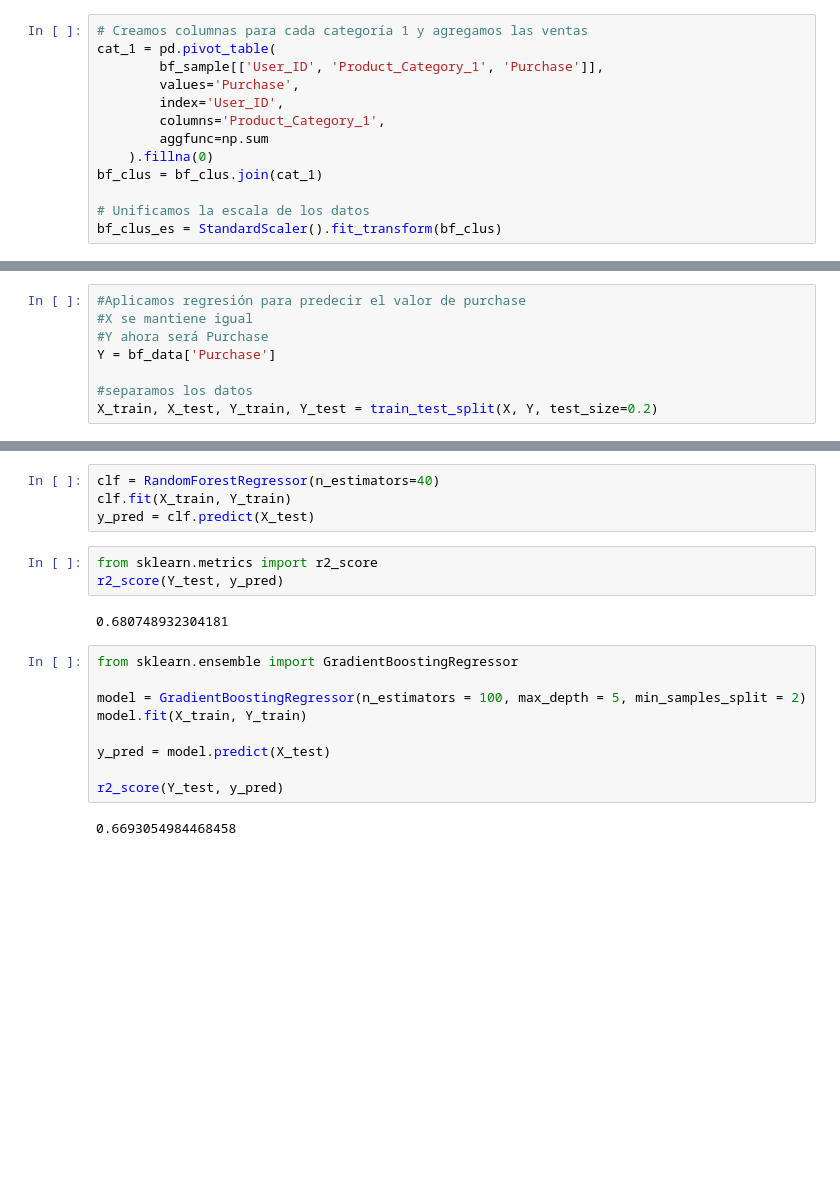
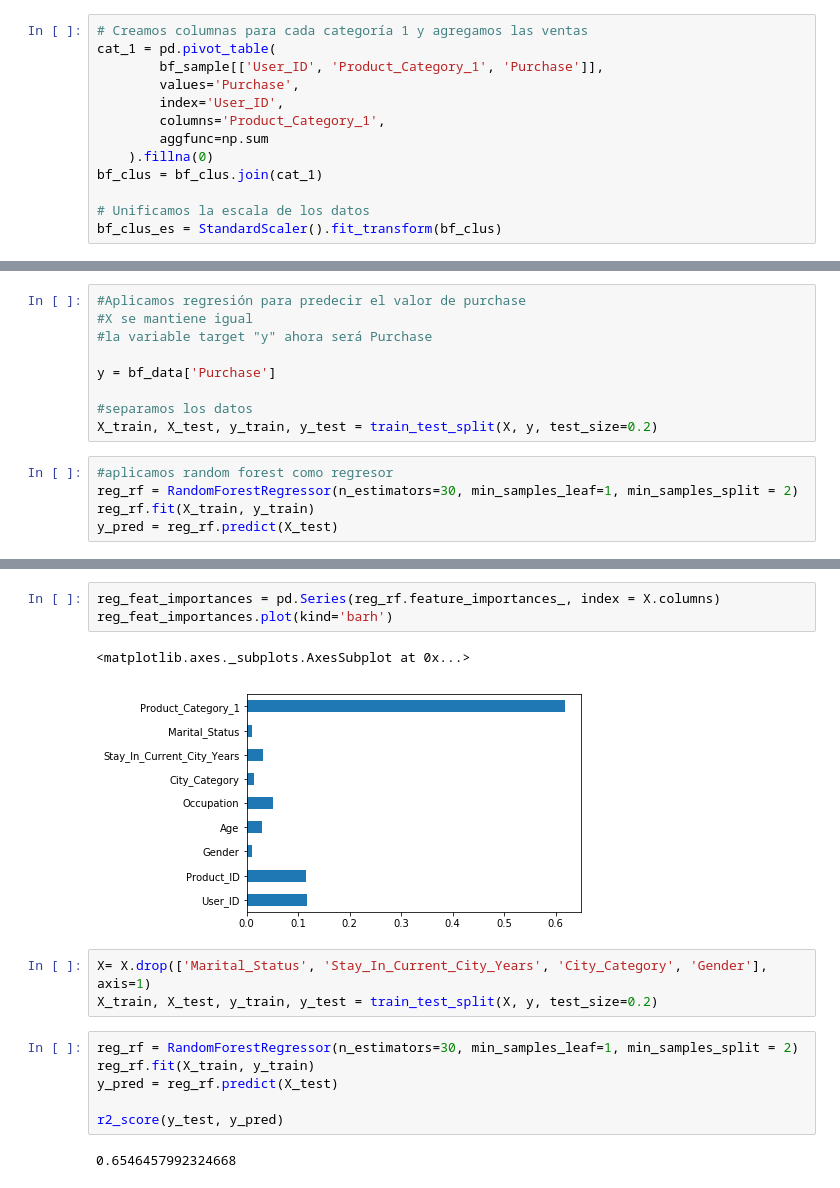
Before and after one commit to aliescont/BlackFriday, a Jupyter notebook: Black_friday_cleaning.ipynb, the cells around one changed output, grey strips where cells are left out. Drawn from its saved outputs; the diff is of its cells as text; blank space fills up the shorter version.

```diff
--- a/Black_friday_cleaning.ipynb
+++ b/Black_friday_cleaning.ipynb
@@ -518,8 +515,14 @@ Silhouette con k =  13 es 0.10760146429838394
 # %%
 #Aplicamos regresión para predecir el valor de purchase
 #X se mantiene igual
-#Y ahora será Purchase
-Y = bf_data['Purchase']
+#la variable target "y" ahora será Purchase
+
+y = bf_data['Purchase']
 
 #separamos los datos
-X_train, X_test, Y_train, Y_test = train_test_split(X, Y, test_size=0.2)
+X_train, X_test, y_train, y_test = train_test_split(X, y, test_size=0.2)
+# %%
+#aplicamos random forest como regresor
+reg_rf = RandomForestRegressor(n_estimators=30, min_samples_leaf=1, min_samples_split = 2)
+reg_rf.fit(X_train, y_train)
+y_pred = reg_rf.predict(X_test)
@@ -526,20 +545,17 @@ X_train, X_test, Y_train, Y_test = train_test_split(X, Y, test_size=0.2)
+# %%
+reg_feat_importances = pd.Series(reg_rf.feature_importances_, index = X.columns)
+reg_feat_importances.plot(kind='barh')
+# %% [output]
+<matplotlib.axes._subplots.AxesSubplot at 0x...>
+[figure, added]
+# %%
+X= X.drop(['Marital_Status', 'Stay_In_Current_City_Years', 'City_Category', 'Gender'], axis=1)
+X_train, X_test, y_train, y_test = train_test_split(X, y, test_size=0.2)
 # %%
-clf = RandomForestRegressor(n_estimators=40)
-clf.fit(X_train, Y_train)
-y_pred = clf.predict(X_test)
+reg_rf = RandomForestRegressor(n_estimators=30, min_samples_leaf=1, min_samples_split = 2)
+reg_rf.fit(X_train, y_train)
+y_pred = reg_rf.predict(X_test)
+
+r2_score(y_test, y_pred)
+# %% [output]
+0.6546457992324668
-# %%
-from sklearn.metrics import r2_score
-r2_score(Y_test, y_pred)
-# %% [output]
-0.680748932304181
-# %%
-from sklearn.ensemble import GradientBoostingRegressor
-
-model = GradientBoostingRegressor(n_estimators = 100, max_depth = 5, min_samples_split = 2)
-model.fit(X_train, Y_train)
-
-y_pred = model.predict(X_test)
-
-r2_score(Y_test, y_pred)
-# %% [output]
-0.6693054984468458
```
Also changed, not shown: parts of 11 cells of this notebook.
